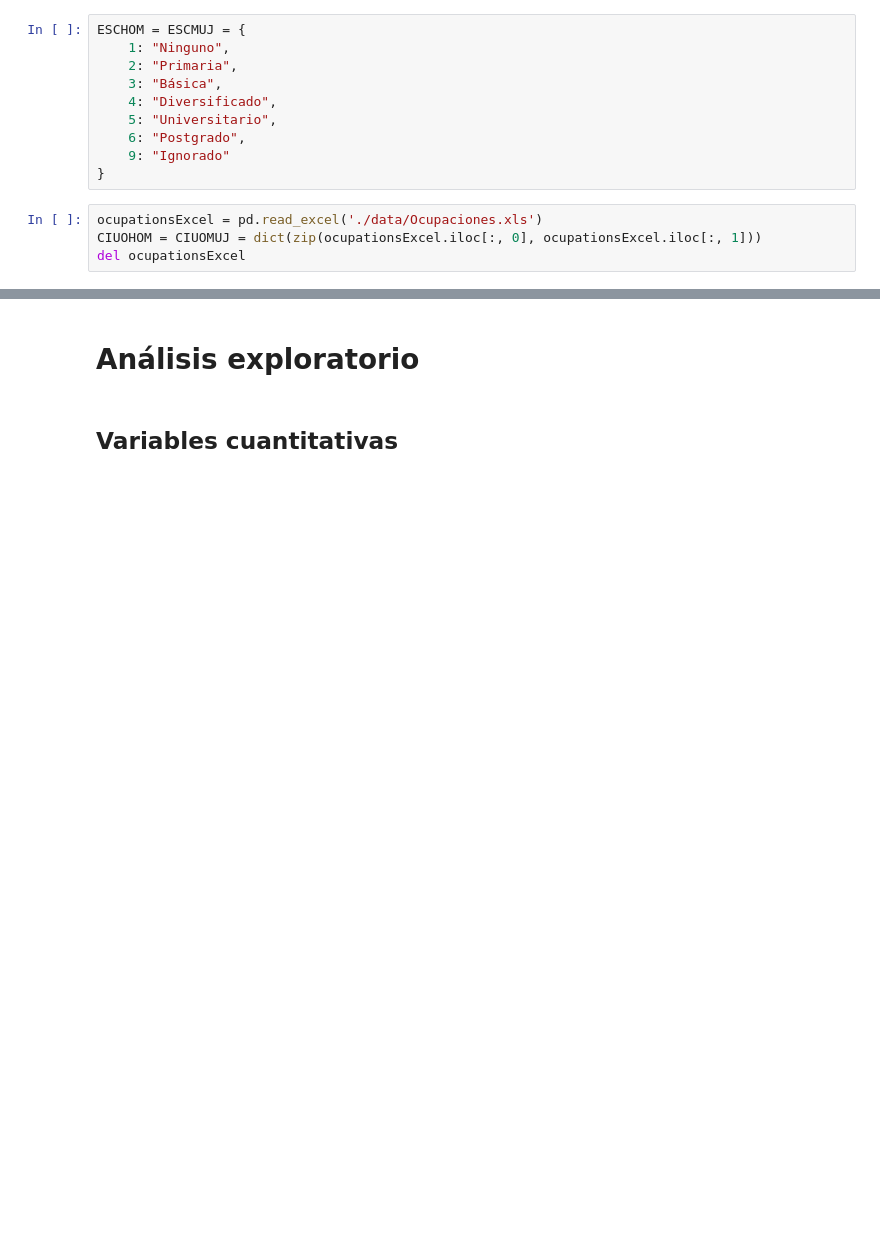
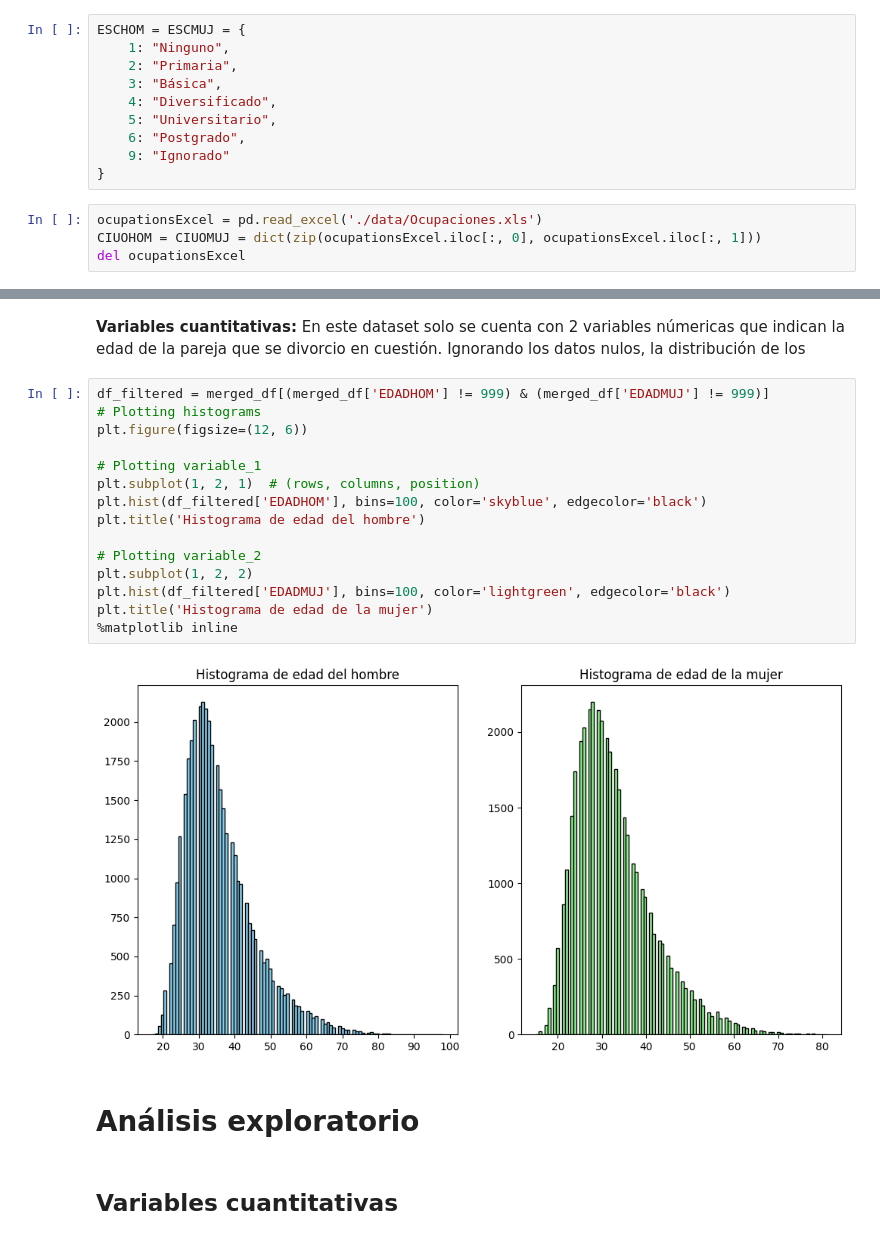
Before and after one commit to DanielRasho/MD-Proyecto3, a Jupyter notebook: Reporte.ipynb, the cells around one changed output, grey strips where cells are left out. Cells and saved outputs as stored; diff of their text form; blank space fills up the shorter version.

```diff
--- a/Reporte.ipynb
+++ b/Reporte.ipynb
@@ -489,3 +579,23 @@ del ocupationsExcel
+# %% [markdown]
+**Variables cuantitativas:**
+En este dataset solo se cuenta con 2 variables númericas que indican la edad de la pareja que se divorcio en cuestión. Ignorando los datos nulos, la distribución de los
+# %%
+df_filtered = merged_df[(merged_df['EDADHOM'] != 999) & (merged_df['EDADMUJ'] != 999)]
+# Plotting histograms
+plt.figure(figsize=(12, 6))
+
+# Plotting variable_1
+plt.subplot(1, 2, 1)  # (rows, columns, position)
+plt.hist(df_filtered['EDADHOM'], bins=100, color='skyblue', edgecolor='black')
+plt.title('Histograma de edad del hombre')
+
+# Plotting variable_2
+plt.subplot(1, 2, 2)
+plt.hist(df_filtered['EDADMUJ'], bins=100, color='lightgreen', edgecolor='black')
+plt.title('Histograma de edad de la mujer')
+%matplotlib inline
+# %% [output]
+[figure, added]
 # %% [markdown]
 # Análisis exploratorio
 # %% [markdown]
```
Also changed, not shown: parts of 11 cells of this notebook.
